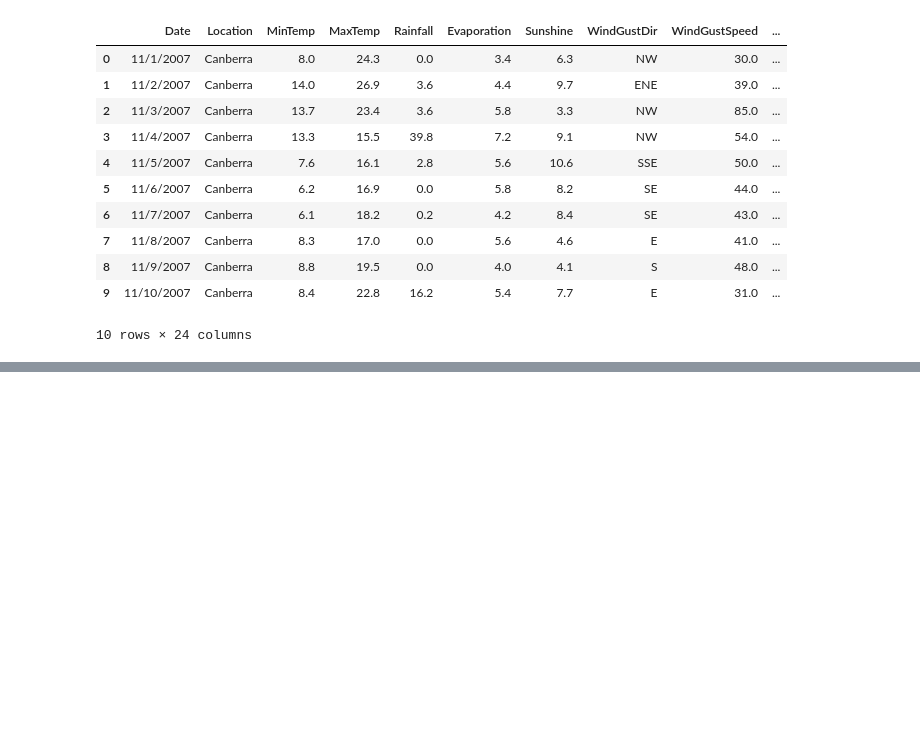
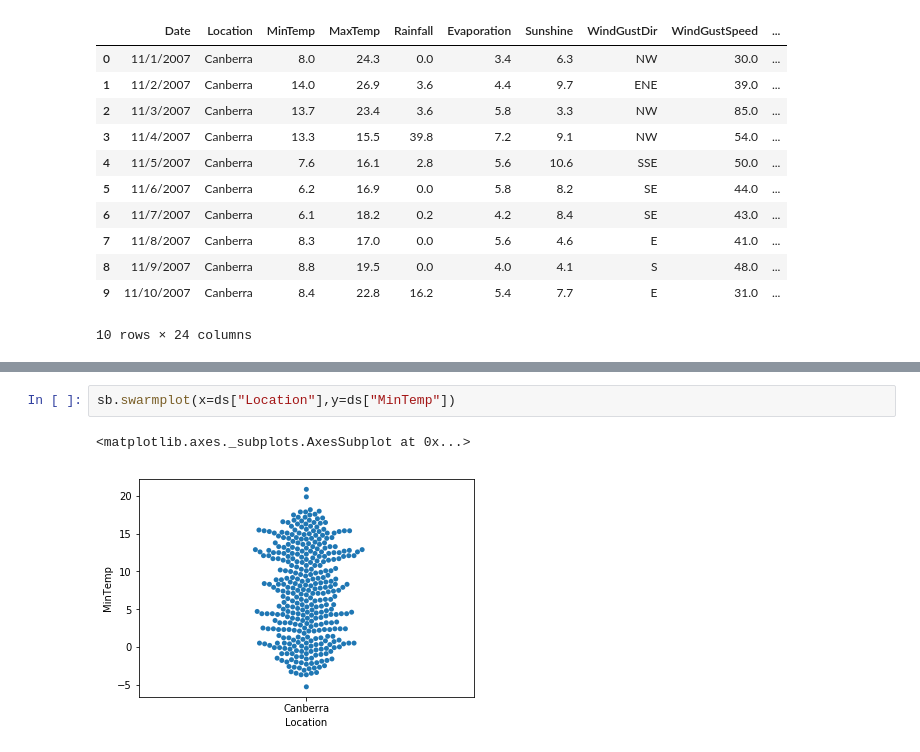
Before and after one commit to Akshay-Sehgal/Assignment, a Jupyter notebook: Assignment_6.ipynb, the cells around one changed output, grey strips where cells are left out. Saved outputs shown, nothing was run; the diff lists cells and outputs as text; blank space fills up the shorter version.

```diff
--- a/Assignment_6.ipynb
+++ b/Assignment_6.ipynb
@@ -24,0 +31,5 @@ ds.head(10)
+# %%
+sb.swarmplot(x=ds["Location"],y=ds["MinTemp"])
+# %% [output]
+<matplotlib.axes._subplots.AxesSubplot at 0x...>
+[figure, added]
```
Also changed, not shown: parts of 9 cells of this notebook.
